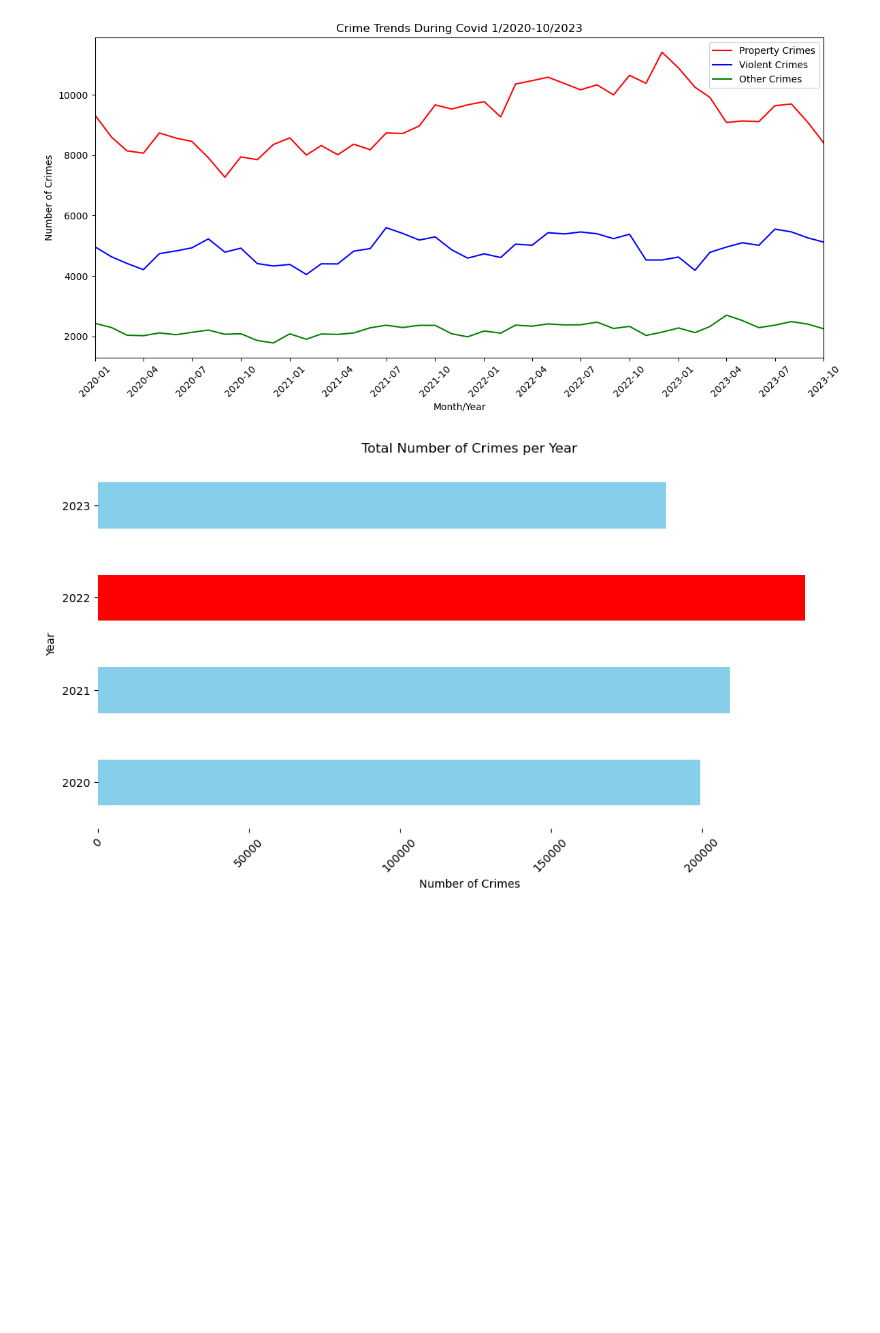
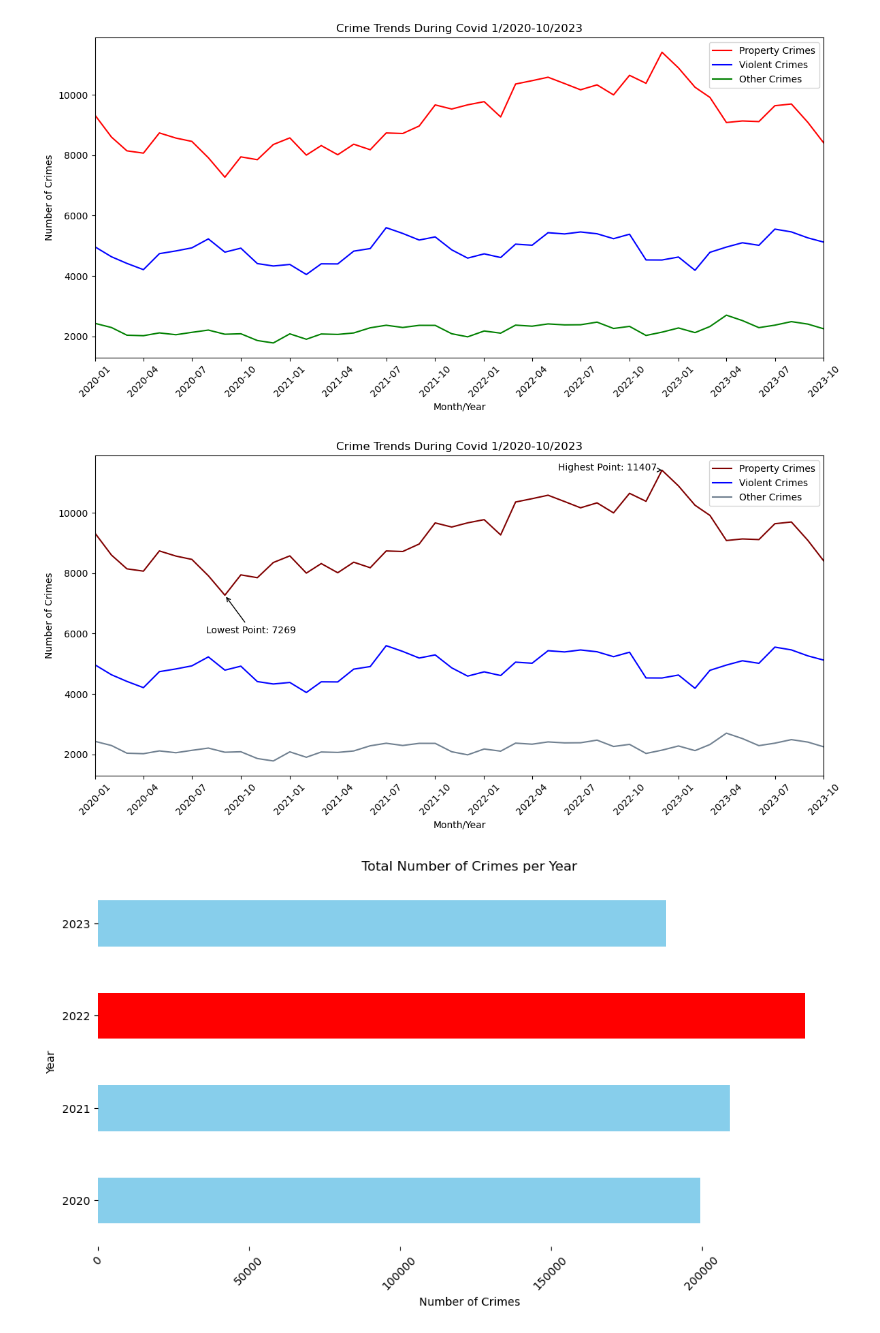
Before and after one commit to eshih22/la_crime_group_project, a Jupyter notebook: LA_crime_data.ipynb, the cells around one changed output. Cells and saved outputs as stored; diff of their text form; code cells hidden in the pictures; blank space fills up the shorter version.

```diff
--- a/LA_crime_data.ipynb
+++ b/LA_crime_data.ipynb
@@ -1597,6 +1596,56 @@ plt.tight_layout()
 plt.show()
 # %% [output]
 [figure]
+# %%
+# Find the highest and lowest points for property crimes
+max_property_crimes = property_crimes_by_month_year['Count'].max()
+min_property_crimes = property_crimes_by_month_year['Count'].min()
+max_date = property_crimes_by_month_year.loc[property_crimes_by_month_year['Count'] == max_property_crimes, 'Month/Year'].iloc[0]
+min_date = property_crimes_by_month_year.loc[property_crimes_by_month_year['Count'] == min_property_crimes, 'Month/Year'].iloc[0]
+
+# Plotting the data
+plt.figure(figsize=(12, 6))
+
+plt.plot(property_crimes_by_month_year['Month/Year'], property_crimes_by_month_year['Count'], label='Property Crimes', color='maroon')
+plt.plot(violent_crimes_by_month_year['Month/Year'], violent_crimes_by_month_year['Count'], label='Violent Crimes', color='blue')
+plt.plot(other_crimes_by_month_year['Month/Year'], other_crimes_by_month_year['Count'], label='Other Crimes', color='slategray')
+
+# Adding labels and title
+plt.title('Crime Trends During Covid 1/2020-10/2023')
+plt.xlabel('Month/Year')
+plt.ylabel('Number of Crimes')
+plt.legend()
+
+# Set ticks at each quarter
+plt.gca().xaxis.set_major_locator(mdates.MonthLocator(interval=3))
+
+# Format the date on the x-axis
+plt.gca().xaxis.set_major_formatter(mdates.DateFormatter('%Y-%m'))
+
+# Limit the x-axis to end at October 2023
+plt.xlim(pd.Timestamp('2020-01-01'), pd.Timestamp('2023-10-01'))
+
+plt.xticks(rotation=45)
+
+# Add annotations for highest and lowest points
+plt.annotate(f'Highest Point: {max_property_crimes}',
+             xy=(max_date, max_property_crimes),
+             xytext=(-110, 0),
+             textcoords='offset points',
+             arrowprops=dict(arrowstyle='->', color='black'))
+
+plt.annotate(f'Lowest Point: {min_property_crimes}',
+             xy=(min_date, min_property_crimes),
+             xytext=(-20, -40),
+             textcoords='offset points',
+             arrowprops=dict(arrowstyle='->', color='black'))
+
+plt.tight_layout()
+
+# Displaying the plot
+plt.show()
+# %% [output]
+[figure, added]
 # %%
 # Filter the data to include only the years 2020 to 2023
 data_df = filtered_data_df[(filtered_data_df['Year'] >= 2020) & (filtered_data_df['Year'] <= 2023)]
```
Also changed, not shown: parts of 10 cells of this notebook, 1 other file.
